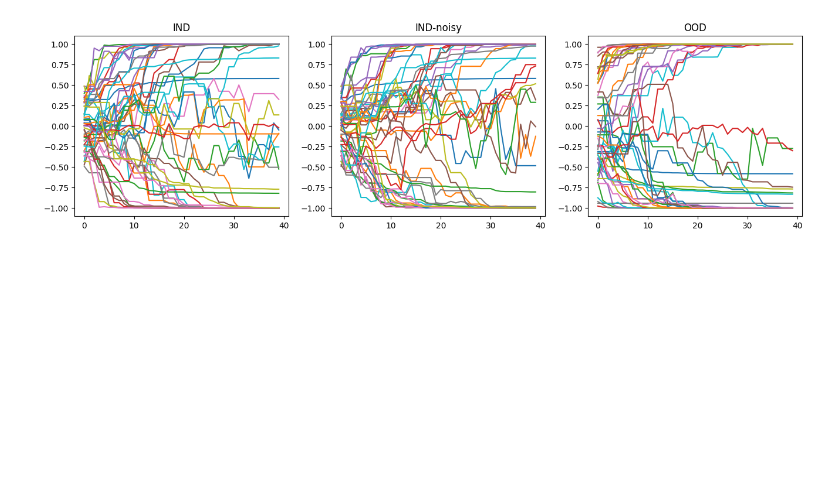
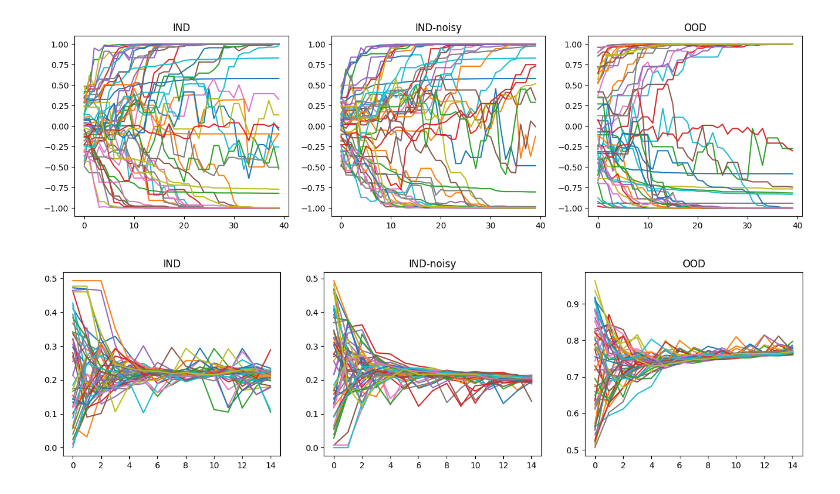
Before and after one commit to DynaDojo/dynadojo, a Jupyter notebook: demos/opinion_demo.ipynb, the cells around one changed output. Drawn from its saved outputs; the diff is of its cells as text; code cells hidden in the pictures; blank space fills up the shorter version.

Commit message:
Update opinion demo with MediaBias

```diff
--- a/demos/opinion_demo.ipynb
+++ b/demos/opinion_demo.ipynb
@@ -11,11 +11,11 @@ To enable the following instructions: AVX2 FMA, in other operations, rebuild Ten
 # %%
-# Deffuant system, which simulates pair-wise interactions. Bias is added with "gamma" to simulate algorthmic sway
+# Deffuant system, which simulates pair-wise interactions. Bias is added to simulate algorthmic sway
 latent_dim = [50]
 embed_dim = 50
 n = 1
 timesteps = 15
 for dim in latent_dim:
-    system = dd.systems.opinion.DeffuantSystem(dim, embed_dim, epsilon=0.3, gamma=0.8, noise_scale=0.005)
+    system = dd.systems.opinion.DeffuantSystem(dim, embed_dim, epsilon=0.3, bias=0.8, noise_scale=0.005)
 
     x0 = system.make_init_conds(n)
     y0 = system.make_init_conds(n, in_dist=False)
@@ -85,3 +85,23 @@ for dim in latent_dim:
 dd.utils.opinion.plot([x, x_noisy, y], target_dim=2, gridlabels=["IND", "IND-noisy", "OOD"], max_lines=100)
 # %% [output]
 [figure]
+# %%
+# Note: This System requires manual cloning of NDlib for now, see more info in System's file
+# Algorithmic Bias with Meida system, which simulates pair-wise interactions, with media influence that has a certain biased sway
+latent_dim = [50]
+embed_dim = 50
+n = 1
+timesteps = 15
+for dim in latent_dim:
+    system = dd.systems.opinion.MediaBiasSystem(dim, embed_dim, epsilon=0.3, bias=0, n_media=4, bias_media=0.2, noise_scale=0.005)
+
+    x0 = system.make_init_conds(n)
+    y0 = system.make_init_conds(n, in_dist=False)
+
+    x = system.make_data(x0, timesteps=timesteps, control=None)
+    x_noisy = system.make_data(x0, timesteps=timesteps, noisy=True, control=None)
+    y = system.make_data(y0, timesteps=timesteps, control=None)
+
+dd.utils.opinion.plot([x, x_noisy, y], target_dim=2, gridlabels=["IND", "IND-noisy", "OOD"], max_lines=100)
+# %% [output]
+[figure, added]
```
Also changed, not shown: parts of 2 cells of this notebook, 1 other file.
